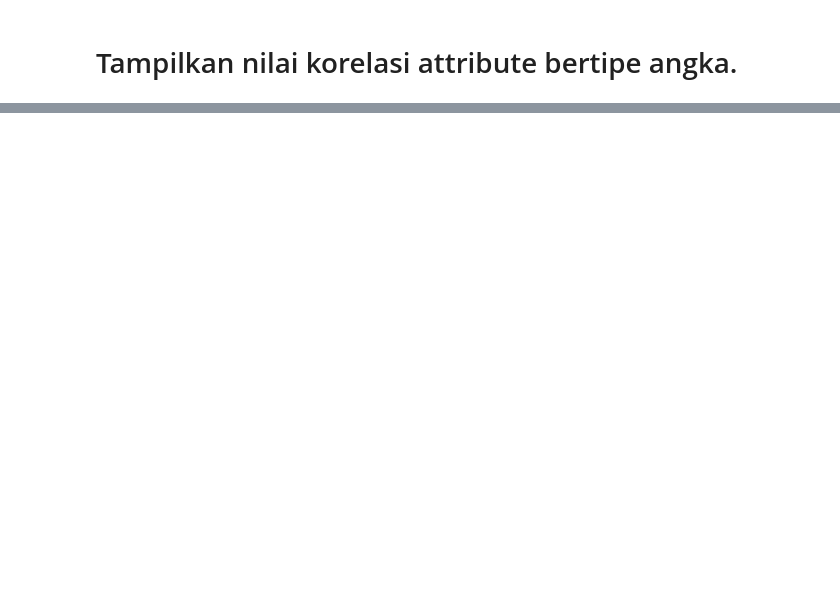
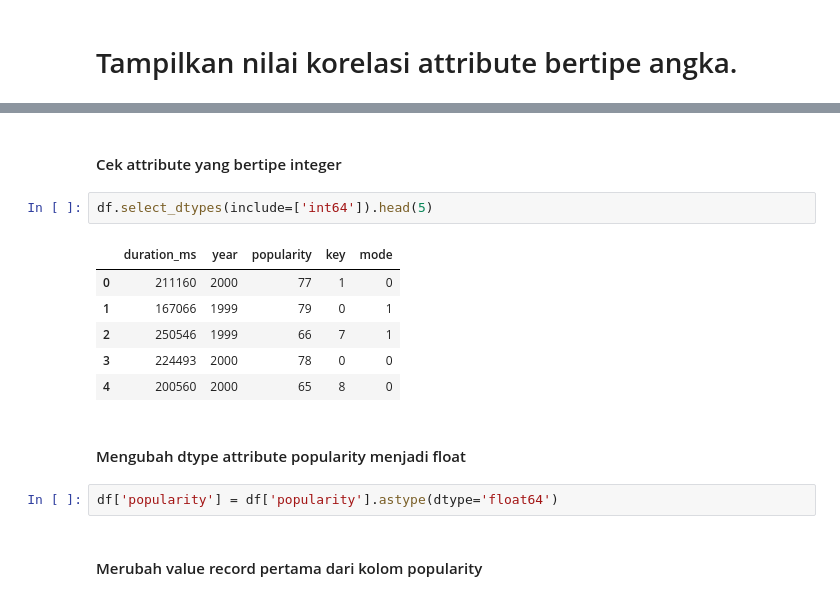
Before and after one commit to Bennyhp/Praktikum-KB, a Jupyter notebook: Postest_KB_2/posttest_2.ipynb, the cells around one changed output, grey strips where cells are left out. Cells and saved outputs as stored; diff of their text form; blank space fills up the shorter version.

```diff
--- a/Postest_KB_2/posttest_2.ipynb
+++ b/Postest_KB_2/posttest_2.ipynb
@@ -115,0 +147,17 @@ df.describe()
+# %% [markdown]
+#### Cek attribute yang bertipe integer
+# %%
+df.select_dtypes(include=['int64']).head(5)
+# %% [output]
+|  | duration_ms | year | popularity | key | mode |
+| 0 | 211160 | 2000 | 77 | 1 | 0 |
+| 1 | 167066 | 1999 | 79 | 0 | 1 |
+| 2 | 250546 | 1999 | 66 | 7 | 1 |
+| 3 | 224493 | 2000 | 78 | 0 | 0 |
+| 4 | 200560 | 2000 | 65 | 8 | 0 |
+# %% [markdown]
+#### Mengubah dtype attribute popularity menjadi float
+# %%
+df['popularity'] = df['popularity'].astype(dtype='float64')
+# %% [markdown]
+#### Merubah value record pertama dari kolom popularity
```
Also changed, not shown: parts of 9 cells of this notebook, 1 other file.
